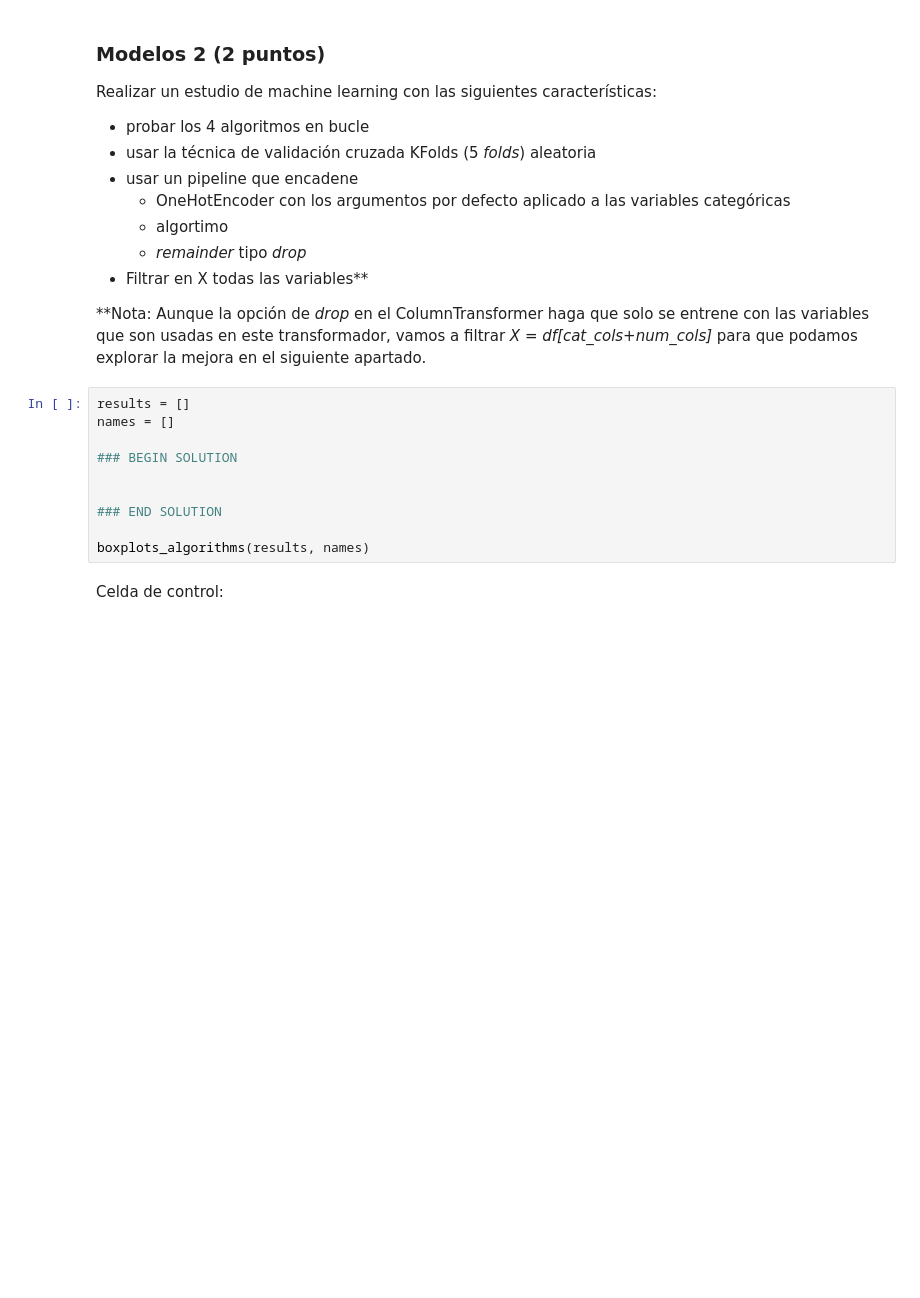
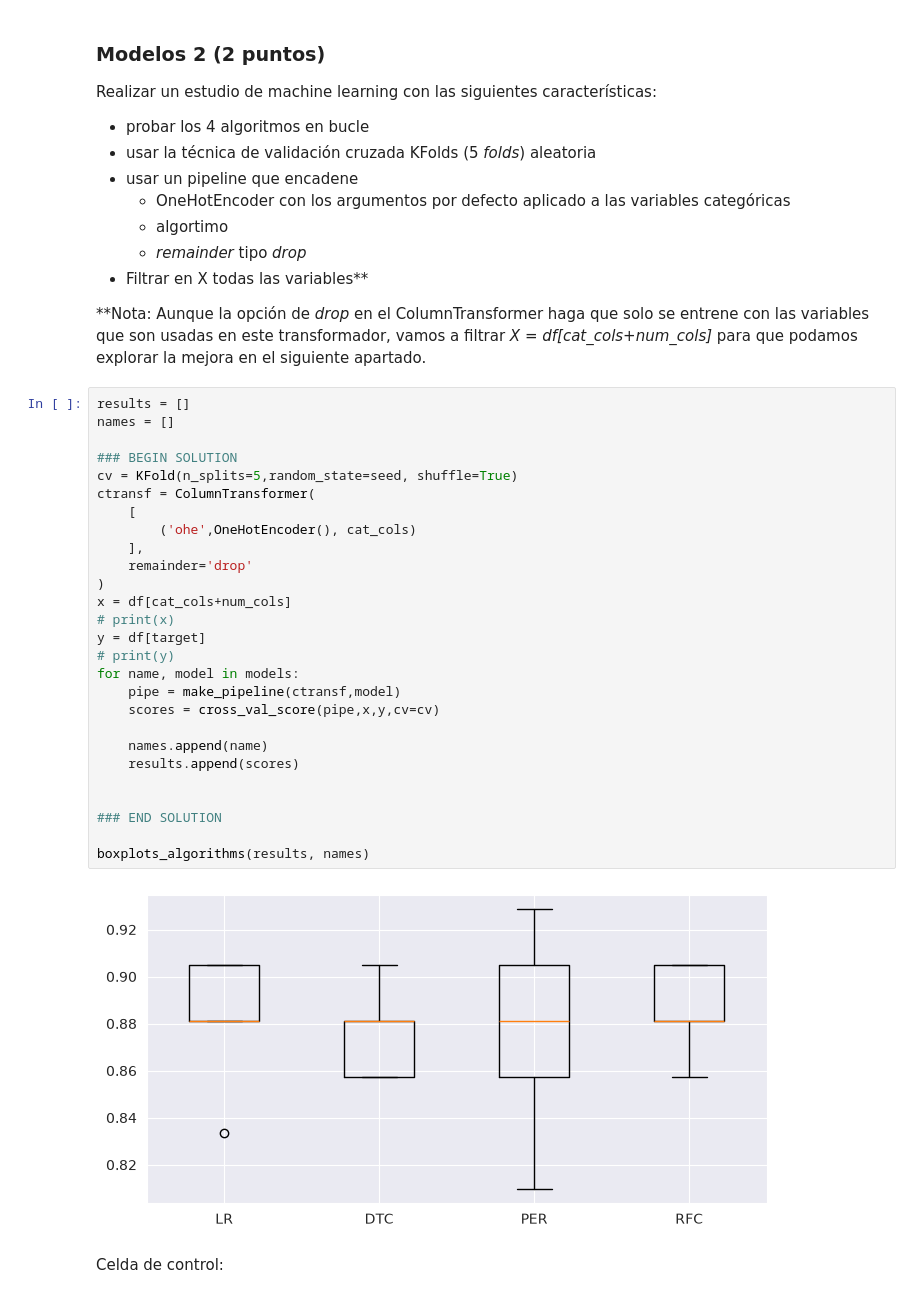
Before and after one commit to gerardofv02/Master, a Jupyter notebook: Machine learning - PART IV/Tarea/ejercicio2.ipynb, the cells around one changed output. Saved outputs shown, nothing was run; the diff lists cells and outputs as text; blank space fills up the shorter version.

```diff
--- a/Machine learning - PART IV/Tarea/ejercicio2.ipynb
+++ b/Machine learning - PART IV/Tarea/ejercicio2.ipynb
@@ -186,16 +230,35 @@ Realizar un estudio de machine learning con las siguientes características:
 * Filtrar en X todas las variables**
 
 \*\*Nota: Aunque la opción de _drop_ en el ColumnTransformer haga que solo se entrene con las variables que son usadas en este transformador, vamos a filtrar *X = df[cat_cols+num_cols]* para que podamos explorar la mejora en el siguiente apartado.
-# %%
-results = []
-names = []
-
-### BEGIN SOLUTION
-
-
-### END SOLUTION
-
-boxplots_algorithms(results, names)
+# %%
+results = []
+names = []
+
+### BEGIN SOLUTION
+cv = KFold(n_splits=5,random_state=seed, shuffle=True)
+ctransf = ColumnTransformer(
+    [
+        ('ohe',OneHotEncoder(), cat_cols)
+    ],
+    remainder='drop'
+)
+x = df[cat_cols+num_cols]
+# print(x)
+y = df[target]
+# print(y)
+for name, model in models:
+    pipe = make_pipeline(ctransf,model)
+    scores = cross_val_score(pipe,x,y,cv=cv)
+
+    names.append(name)
+    results.append(scores)
+
+
+### END SOLUTION
+
+boxplots_algorithms(results, names)
+# %% [output]
+[figure, added]
 # %% [markdown]
 Celda de control:
 # %%
```
Also changed, not shown: parts of 11 cells of this notebook, 1 other file.
